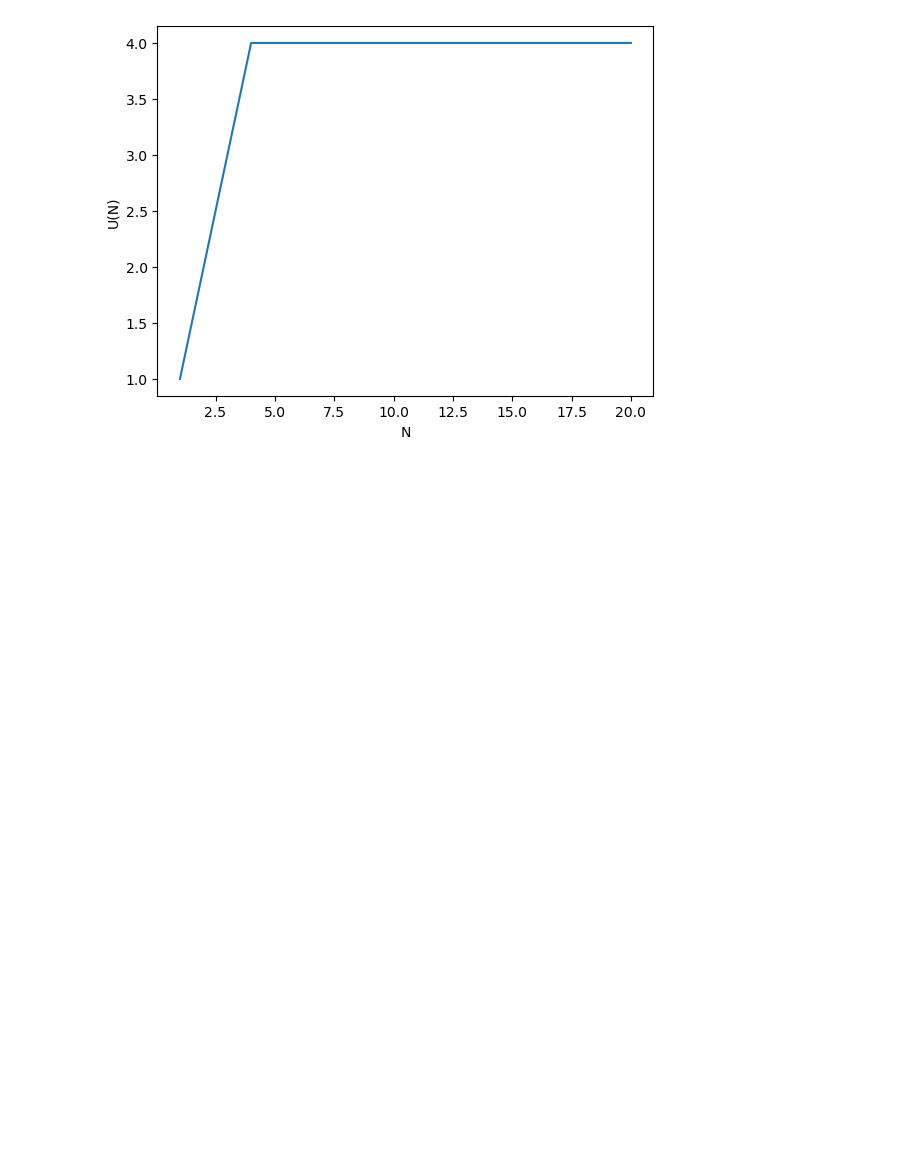
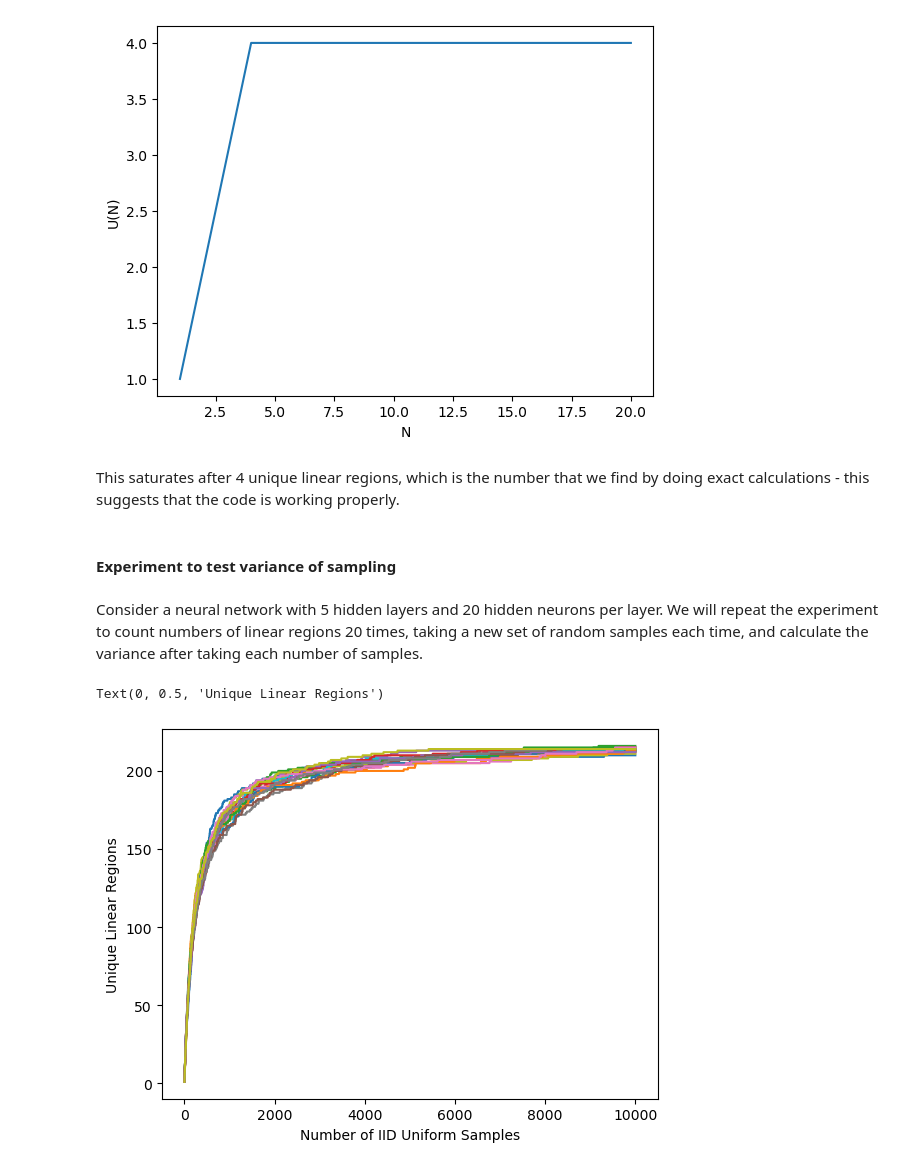
Before and after one commit to Gautam-Chauhan/MSc-Thesis, a Jupyter notebook: iid_uniform_code.ipynb, the cells around one changed output. Cells and saved outputs as stored; diff of their text form; code cells hidden in the pictures; blank space fills up the shorter version.

Commit message:
Defined a specific neural network architecture and ran linear region count 30 times on different samples to estimate variance

```diff
--- a/iid_uniform_code.ipynb
+++ b/iid_uniform_code.ipynb
@@ -209,3 +209,36 @@ plt.ylabel("U(N)")
 # %% [output]
 Text(0, 0.5, 'U(N)')
 [figure]
+# %% [markdown]
+This saturates after 4 unique linear regions, which is the number that we find by doing exact calculations - this suggests that the code is working properly.
+# %% [markdown]
+#### Experiment to test variance of sampling
+# %% [markdown]
+Consider a neural network with 5 hidden layers and 20 hidden neurons per layer. We will repeat the experiment to count numbers of linear regions 20 times, taking a new set of random samples each time, and calculate the variance after taking each number of samples.
+# %%
+num_points = 10000
+dimensions = 2
+neurons_per_hidden = [20,20,20,20,20]
+lower_bounds = np.full(dimensions,-1)
+upper_bounds = np.full(dimensions,1)
+model = MLP(dimensions,neurons_per_hidden)
+
+num_runs = 30
+total_unique_counts = np.empty((num_runs,num_points))
+
+for i in range(num_runs):
+    rng = np.random.default_rng(seed=i)
+    points = iid_uniform_sample(num_points,dimensions,lower_bounds,upper_bounds,rng)
+    sample_dataset = SampleDataset(points)
+    sample_data_loader = torch.utils.data.DataLoader(sample_dataset, batch_size=64, shuffle=False)
+    unique_counts, all_patterns = region_count(sample_data_loader,model)
+    total_unique_counts[i,:] = unique_counts
+# %%
+x = np.arange(1,total_unique_counts.shape[1]+1)
+for i in range(1,20):
+    plt.plot(x,total_unique_counts[i,:])
+plt.xlabel("Number of IID Uniform Samples")
+plt.ylabel("Unique Linear Regions")
+# %% [output]
+Text(0, 0.5, 'Unique Linear Regions')
+[figure, added]
```
Also changed, not shown: parts of 3 cells of this notebook.
